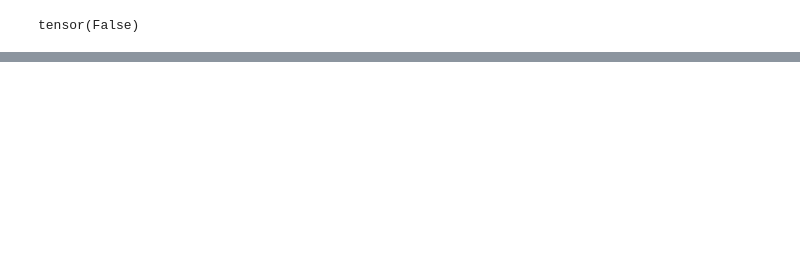
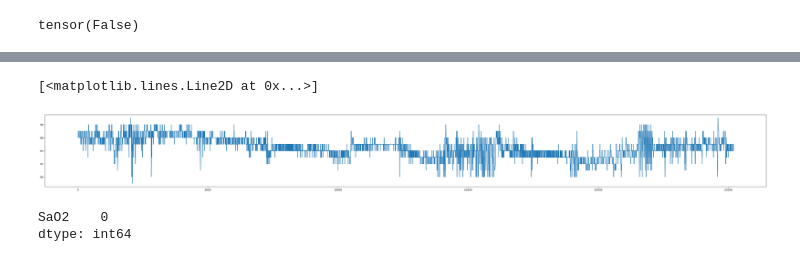
Before and after one commit to EshanJayasundara/Sleep-Apnea-and-Pulse-Oximetry, a Jupyter notebook: usage/sleep_apnea_detection_deeplearning.ipynb, the cells around one changed output, grey strips where cells are left out. Saved outputs shown, nothing was run; the diff lists cells and outputs as text; code cells hidden in the pictures; blank space fills up the shorter version.

Commit message:
null issue resolved

```diff
--- a/usage/sleep_apnea_detection_deeplearning.ipynb
+++ b/usage/sleep_apnea_detection_deeplearning.ipynb
@@ -314,0 +325,21 @@ plt.scatter(ahi_pred.squeeze(1).tolist(), ahi_labels.squeeze(1).tolist())
+# %%
+import os
+import pandas as pd
+
+
+base_path = "data/shhs/polysomnography/edfs/shhs1"
+
+for pid in range(200001, 200258):
+    try:
+        file_path = os.path.join(base_path, f"shhs1-{pid}_cleaned.parquet")
+        # Load the parquet file
+        df = pd.read_parquet(file_path)
+        if (df.isna().sum() > 0).values[0]:
+            print(f"nsrrid:{pid} null:{df.isna().sum()}")
+    except:
+        # print("skipping...")
+        pass
+# %%
+file_path = os.path.join(base_path, f"shhs1-200018_cleaned.parquet")
+# Load the parquet file
+df_200015 = pd.read_parquet(file_path)
@@ -314,0 +348,6 @@ plt.scatter(ahi_pred.squeeze(1).tolist(), ahi_labels.squeeze(1).tolist())
+# %%
+plt.figure(figsize=(50, 5))
+plt.plot(range(df_200015.shape[0]), df_200015)
+# %% [output]
+[<matplotlib.lines.Line2D at 0x...>]
+[figure, added]
@@ -314,0 +357,5 @@ plt.scatter(ahi_pred.squeeze(1).tolist(), ahi_labels.squeeze(1).tolist())
+# %%
+df_200015.isna().sum()
+# %% [output]
+SaO2    0
+dtype: int64
```
Also changed, not shown: parts of 8 cells of this notebook, 2 other files.
